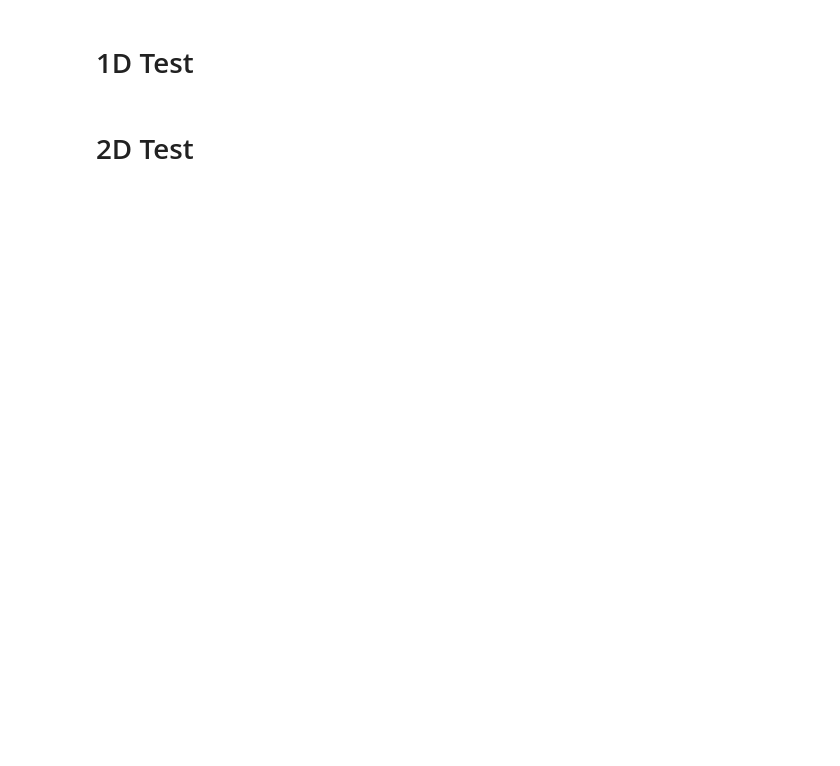
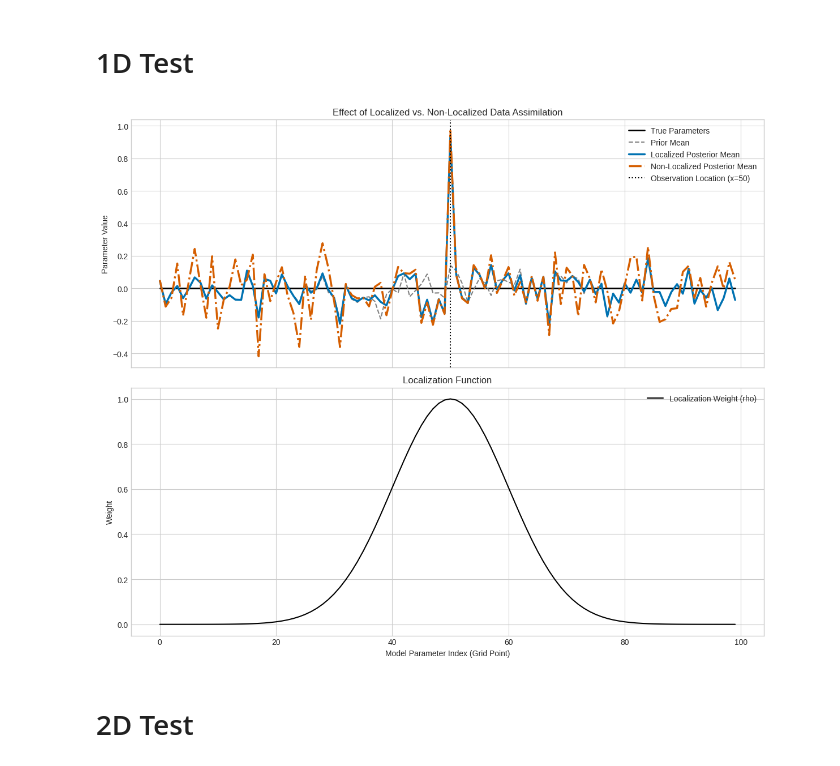
Before and after one commit to equinor/iterative_ensemble_smoother, a Jupyter notebook: test_distance_based_loc.ipynb, the cells around one changed output. Saved outputs shown, nothing was run; the diff lists cells and outputs as text; code cells hidden in the pictures; blank space fills up the shorter version.

```diff
--- a/test_distance_based_loc.ipynb
+++ b/test_distance_based_loc.ipynb
@@ -10,13 +9,13 @@ import iterative_ensemble_smoother
 # %%
 # System properties
 N_m = 100  # Number of model parameters (grid points)
-N_e = 50   # Ensemble size
-j_obs = 50 # Index of the single observation
-N_d = 1    # Number of observations
+N_e = 50  # Ensemble size
+j_obs = 50  # Index of the single observation
+N_d = 1  # Number of observations
 
 # Assimilation properties
-alpha_i = 1 # TODO: Implement multiple iterations
-obs_error_var = 0.01 # Variance of observation error
+alpha_i = 1  # TODO: Implement multiple iterations
+obs_error_var = 0.01  # Variance of observation error
 SEED = 42
 
 # Define the "true" model parameters
@@ -49,23 +48,16 @@ localization_radius = 10.0
 model_grid = np.arange(N_m)
 distances = np.abs(model_grid - j_obs)
 # Using a simple Gaussian decay for rho
-rho = np.exp(-0.5 * (distances / localization_radius)**2).reshape(-1, 1)
+rho = np.exp(-0.5 * (distances / localization_radius) ** 2).reshape(-1, 1)
 
 smoother = DistanceESMDA(
-    covariance=C_D,
-    observations=true_observations,
-    alpha=1,
-    seed=SEED
+    covariance=C_D, observations=true_observations, alpha=1, seed=SEED
 )
 smoother_ESMDA = ESMDA(
-    covariance=C_D,
-    observations=true_observations,
-    alpha=1,
-    seed=SEED)
+    covariance=C_D, observations=true_observations, alpha=1, seed=SEED
+)
 
-D = smoother.perturb_observations(
-    ensemble_size=N_e, alpha=alpha_i
-)
+D = smoother.perturb_observations(ensemble_size=N_e, alpha=alpha_i)
 
 # --- 4. Run Assimilation and Analyze ---
 
@@ -80,51 +72,87 @@ posterior_mean_ESMDA = np.mean(X_posterior_ESMDA, axis=1)
 
 # --- 5. Plot the Results ---
 
-plt.style.use('seaborn-v0_8-whitegrid')
+plt.style.use("seaborn-v0_8-whitegrid")
 fig, (ax1, ax2) = plt.subplots(2, 1, figsize=(12, 10), sharex=True)
 
 # Plot 1: Ensemble means
 # Use a colorblind-safe palette and distinct line styles
 # From Paul Tol's color schemes: https://personal.sron.nl/~pault/
-color_localized = '#0072B2'  # Blue
-color_non_localized = '#D55E00' # Orange
+color_localized = "#0072B2"  # Blue
+color_non_localized = "#D55E00"  # Orange
 
-ax1.plot(model_grid, true_parameters, color='black', linestyle='-', linewidth=2, label='True Parameters')
-ax1.plot(model_grid, prior_mean, color='gray', linestyle='--', linewidth=1.5, label='Prior Mean')
-ax1.plot(model_grid, posterior_mean, color=color_localized, linestyle='-', linewidth=2.5, label='Localized Posterior Mean')
-ax1.plot(model_grid, posterior_mean_ESMDA, color=color_non_localized, linestyle='-.', linewidth=2.5, label='Non-Localized Posterior Mean')
-ax1.axvline(j_obs, color='black', linestyle=':', linewidth=1.5, label=f'Observation Location (x={j_obs})')
+ax1.plot(
+    model_grid,
+    true_parameters,
+    color="black",
+    linestyle="-",
+    linewidth=2,
+    label="True Parameters",
+)
+ax1.plot(
+    model_grid,
+    prior_mean,
+    color="gray",
+    linestyle="--",
+    linewidth=1.5,
+    label="Prior Mean",
+)
+ax1.plot(
+    model_grid,
+    posterior_mean,
+    color=color_localized,
+    linestyle="-",
+    linewidth=2.5,
+    label="Localized Posterior Mean",
+)
+ax1.plot(
+    model_grid,
+    posterior_mean_ESMDA,
+    color=color_non_localized,
+    linestyle="-.",
+    linewidth=2.5,
+    label="Non-Localized Posterior Mean",
+)
+ax1.axvline(
+    j_obs,
+    color="black",
+    linestyle=":",
+    linewidth=1.5,
+    label=f"Observation Location (x={j_obs})",
+)
 
-ax1.set_ylabel('Parameter Value')
-ax1.set_title('Effect of Localized vs. Non-Localized Data Assimilation')
+ax1.set_ylabel("Parameter Value")
+ax1.set_title("Effect of Localized vs. Non-Localized Data Assimilation")
 ax1.legend()
 ax1.grid(True)
 
 # Plot 2: Localization weights
-ax2.plot(model_grid, rho, color='black', label='Localization Weight (rho)')
-ax2.set_xlabel('Model Parameter Index (Grid Point)')
-ax2.set_ylabel('Weight')
-ax2.set_title('Localization Function')
+ax2.plot(model_grid, rho, color="black", label="Localization Weight (rho)")
+ax2.set_xlabel("Model Parameter Index (Grid Point)")
+ax2.set_ylabel("Weight")
+ax2.set_title("Localization Function")
 ax2.legend()
 ax2.grid(True)
 
 plt.tight_layout()
 plt.show()
 
 # What to expect:
 # The prior mean (gray dashed line) should be a noisy line centered around 0.
 #
 # The Localized Posterior Mean (red solid line) should be pulled from approx. 0 towards the
 # observation value of 1.0. This update should be strong at the observation location (x=50)
 # and decay smoothly to zero away from it, following the shape of the localization function.
 #
 # The Non-Localized Posterior Mean (green dash-dot line) will show updates across the ENTIRE
 # domain, not just near the observation. This is because a small ensemble size creates spurious
 # correlations between the observation and distant, unrelated parameters.
 #
 # Consequently, the non-localized update will look noisy and physically unrealistic across the
 # domain. This demonstrates why localization is essential to generate plausible reservoir models,
 # as applying updates without it can lead to results that differ significantly from the prior models.
+# %% [output]
+[figure, added]
 # %% [markdown]
 # 2D Test
 # %%
```
Also changed, not shown: parts of 8 cells of this notebook.
